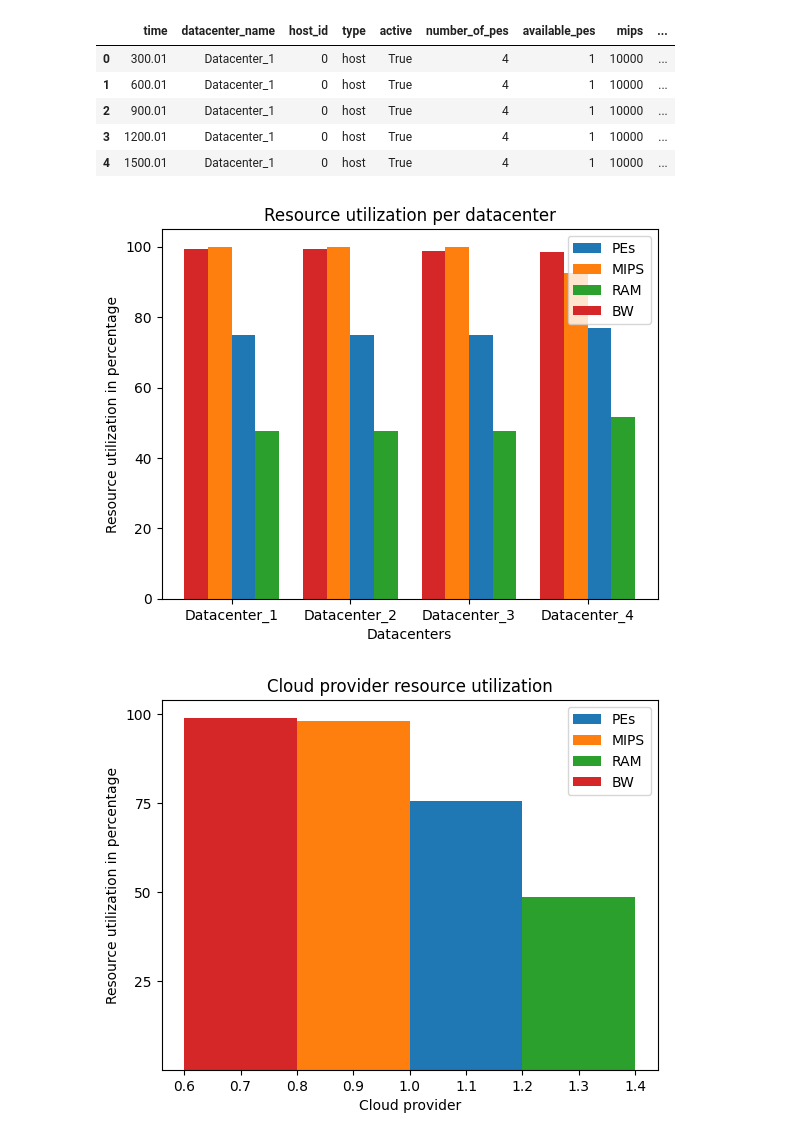
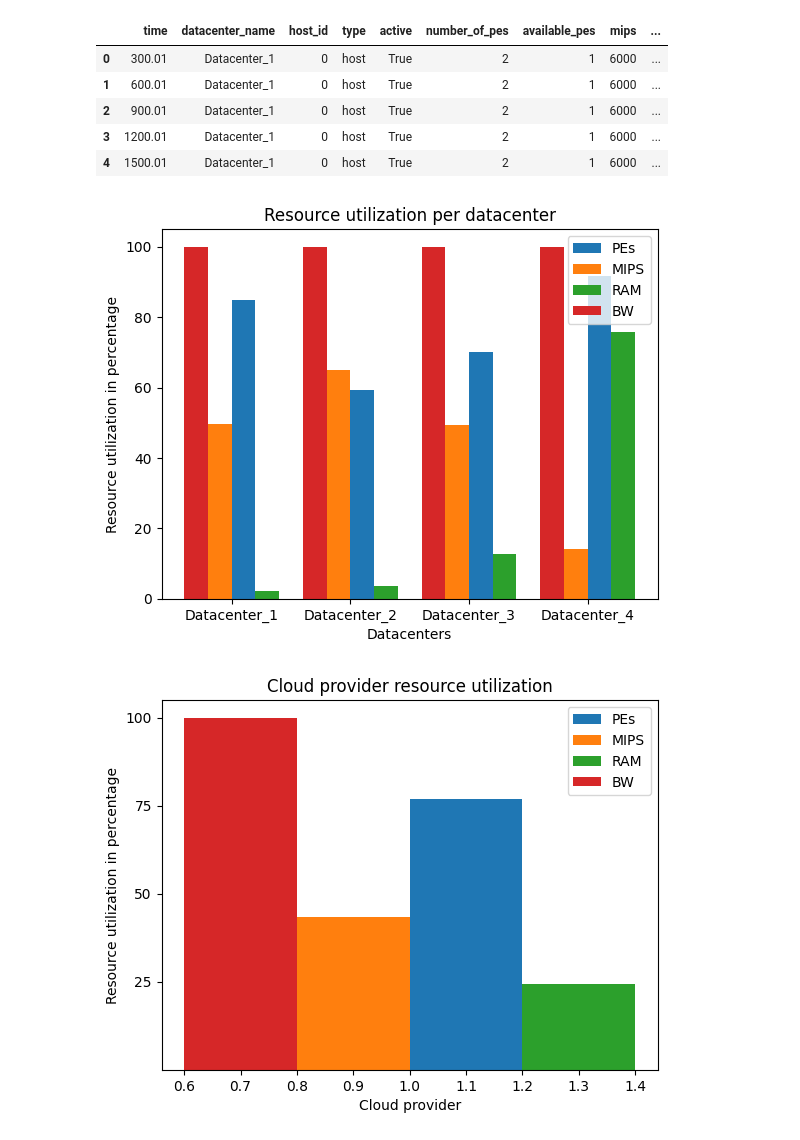
Before and after one commit to KhalidAFarah/cloud-energy-efficiency, a Jupyter notebook: visualization/resources_utilization.ipynb, the cells around one changed output. Cells and saved outputs as stored; diff of their text form; code cells hidden in the pictures.

```diff
--- a/visualization/resources_utilization.ipynb
+++ b/visualization/resources_utilization.ipynb
@@ -1,19 +1,19 @@
 # %%
 import pandas as pd
 import numpy as np
 import math
 import matplotlib.pyplot as plt
 # import seaborn as sns
 
-dataset = pd.read_csv("../data/logfile-v4.csv", delimiter=";")
+dataset = pd.read_csv("../data/logfile-v5.csv", delimiter=";")
 dataset.head()
 # %% [output]
 |  | time | datacenter_name | host_id | type | active | number_of_pes | available_pes | mips | ... |
-| 0 | 300.01 | Datacenter_1 | 0 | host | True | 4 | 1 | 10000 | ... |
-| 1 | 600.01 | Datacenter_1 | 0 | host | True | 4 | 1 | 10000 | ... |
-| 2 | 900.01 | Datacenter_1 | 0 | host | True | 4 | 1 | 10000 | ... |
-| 3 | 1200.01 | Datacenter_1 | 0 | host | True | 4 | 1 | 10000 | ... |
-| 4 | 1500.01 | Datacenter_1 | 0 | host | True | 4 | 1 | 10000 | ... |
+| 0 | 300.01 | Datacenter_1 | 0 | host | True | 2 | 1 | 6000 | ... |
+| 1 | 600.01 | Datacenter_1 | 0 | host | True | 2 | 1 | 6000 | ... |
+| 2 | 900.01 | Datacenter_1 | 0 | host | True | 2 | 1 | 6000 | ... |
+| 3 | 1200.01 | Datacenter_1 | 0 | host | True | 2 | 1 | 6000 | ... |
+| 4 | 1500.01 | Datacenter_1 | 0 | host | True | 2 | 1 | 6000 | ... |
 # %%
 labels = np.unique(dataset['datacenter_name'])
 datacenter_totalPEs = np.array([])
@@ -74,7 +74,7 @@ plt.title("Resource utilization per datacenter")
 plt.legend()
 plt.show()
 # %% [output]
-[figure, old version]
+[figure, new version]
 # %%
 bar_width = 0.2
 plt.bar(1 + bar_width/2, np.mean(datacenter_usedPEs)/np.mean(datacenter_totalPEs)*100, bar_width, label="PEs")
@@ -90,7 +90,7 @@ plt.title("Cloud provider resource utilization")
 plt.legend()
 plt.show()
 # %% [output]
-[figure, old version]
+[figure, new version]
 # %%
 labels = np.unique(dataset['datacenter_name'])
 
```
Also changed, not shown: parts of 2 cells of this notebook, 6 other files.
